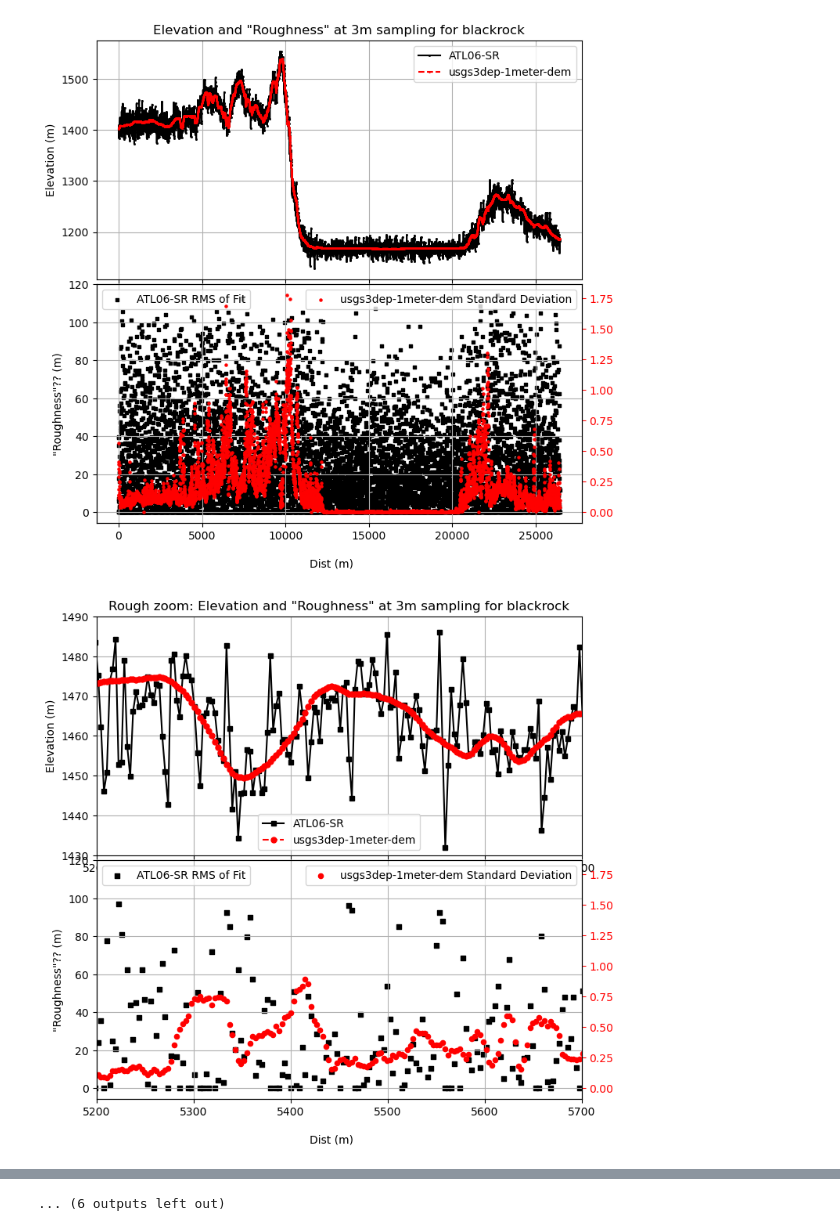
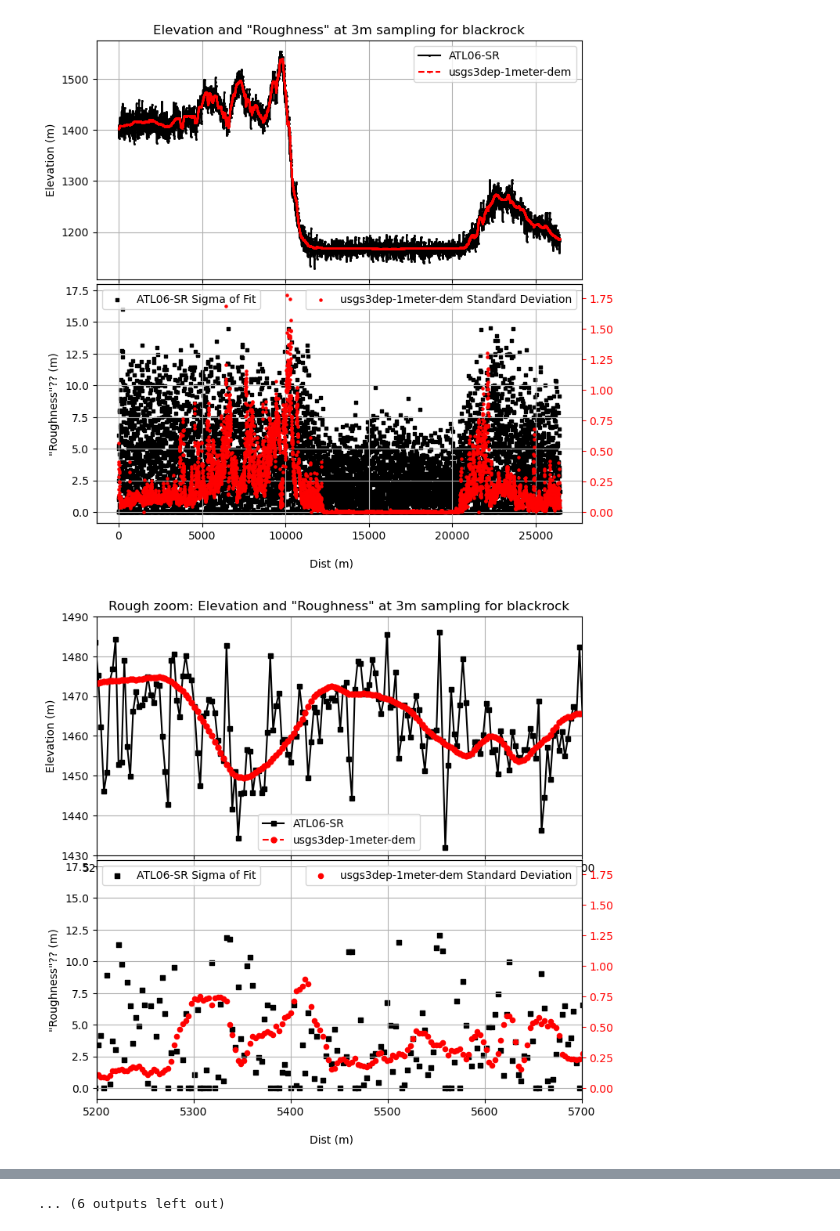
Before and after one commit to ICESAT-2HackWeek/surfit, a Jupyter notebook: contributors/ben/DEM_Comparison_02_plot.ipynb, the cells around one changed output, grey strips where cells are left out. Cells and saved outputs as stored; diff of their text form; code cells hidden in the pictures.

```diff
--- a/contributors/ben/DEM_Comparison_02_plot.ipynb
+++ b/contributors/ben/DEM_Comparison_02_plot.ipynb
@@ -64,7 +64,7 @@ for index in range(len(resolutions_of_sampling)):
 
     dist = df['distance']-np.min(df['distance'])
     atl06_h = df.h_mean
-    atl06_rms = df.rms_misfit
+    atl06_sigma = df.h_sigma
 
     # Create the figure and subplots
     fig, axs = plt.subplots(2, 1, figsize=(8, 8))
@@ -76,7 +76,7 @@ for index in range(len(resolutions_of_sampling)):
     axs[0].legend()
 
     # Plotting the second line plot on the left y-axis
-    axs[1].scatter(dist, atl06_rms, s=5, marker='s', color='black', label='ATL06-SR RMS of Fit')
+    axs[1].scatter(dist, atl06_sigma, s=5, marker='s', color='black', label='ATL06-SR Sigma of Fit')
     axs[1].set_ylabel('"Roughness"?? (m)')
     axs[1].legend(loc='upper left')
 
@@ -108,7 +108,7 @@ for index in range(len(resolutions_of_sampling)):
     axs[0].legend()
 
     # Plotting the second line plot on the left y-axis
-    axs[1].scatter(dist, atl06_rms, s=20, marker='s', color='black', label='ATL06-SR RMS of Fit')
+    axs[1].scatter(dist, atl06_sigma, s=20, marker='s', color='black', label='ATL06-SR Sigma of Fit')
     axs[1].set_ylabel('"Roughness"?? (m)')
     axs[1].legend(loc='upper left')
 
@@ -147,34 +147,34 @@ for index in range(len(resolutions_of_sampling)):
     axs[0].legend()
 
     # Plotting the second line plot on the left y-axis
-    axs[1].scatter(dist, atl06_rms, s=20, marker='s', color='black', label='ATL06-SR RMS of Fit')
+    axs[1].scatter(dist, atl06_sigma, s=20, marker='s', color='black', label='ATL06-SR Sigma of Fit')
     axs[1].set_ylabel('"Roughness"?? (m)')
     axs[1].legend(loc='upper left')
 
     # Plotting the second scatter plot on the right y-axis
     ax2= axs[1].twinx()
     ax2.scatter(dist, dem_std, s=20, marker='o', color='red', label=f'{dem_to_sample} Standard Deviation')
     ax2.legend(loc='upper right')
     ax2.tick_params(axis='y', colors='red')
 
     # Set x-axis label
     fig.text(0.5, 0.04, 'Dist (m)', ha='center')
 
     # Adjust spacing between subplots
     plt.subplots_adjust(hspace=0.02)
     axs[0].grid()
     axs[1].grid()
 
     axs[0].set_title(f'Flat zoom: Elevation and "Roughness" at {res_of_samp}m sampling for {site}')
 
     axs[0].set_xlim([11000, 11500])
     axs[0].set_ylim([1150, 1200])
 
     axs[1].set_xlim([11000, 11500])
 
     # ax2.set_ylim([11, 11.1])
 
     plt.savefig(f'{site}_sampling{res_of_samp}m_zoom_flat.png', dpi=150)
 # %% [output]
-[figure, old version]
+[figure, new version]
-[figure, old version]
+[figure, new version]
```
Also changed, not shown: parts of 2 cells of this notebook, 24 other files.
